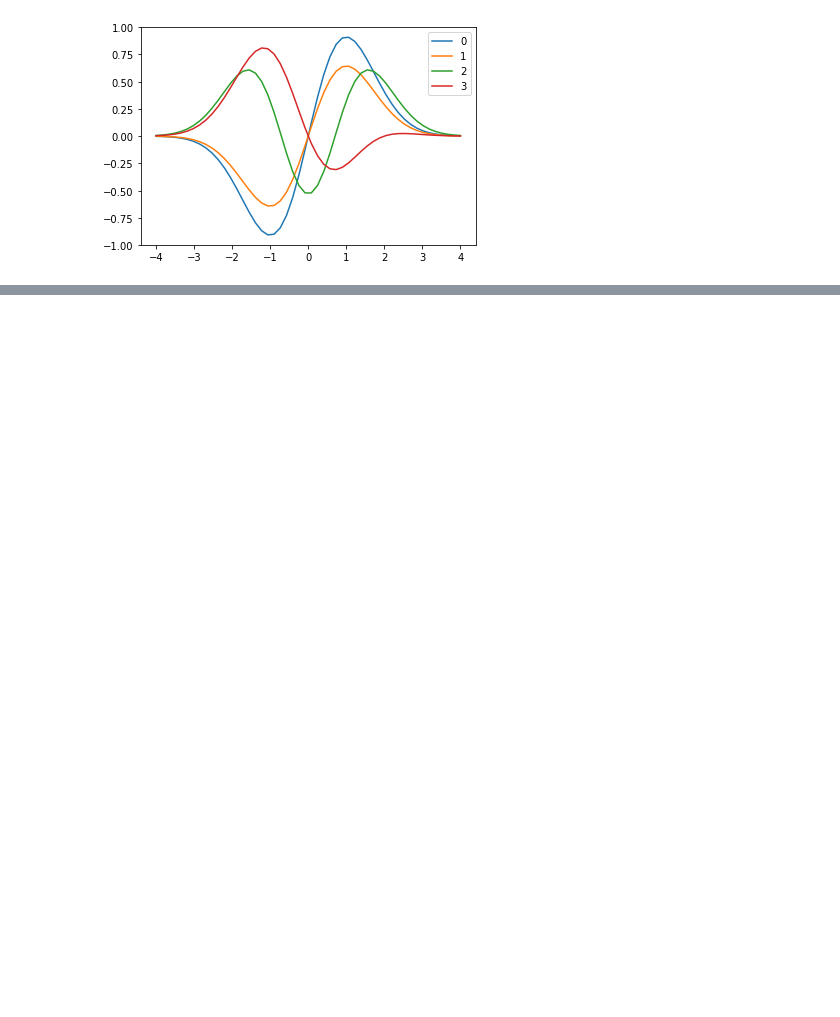
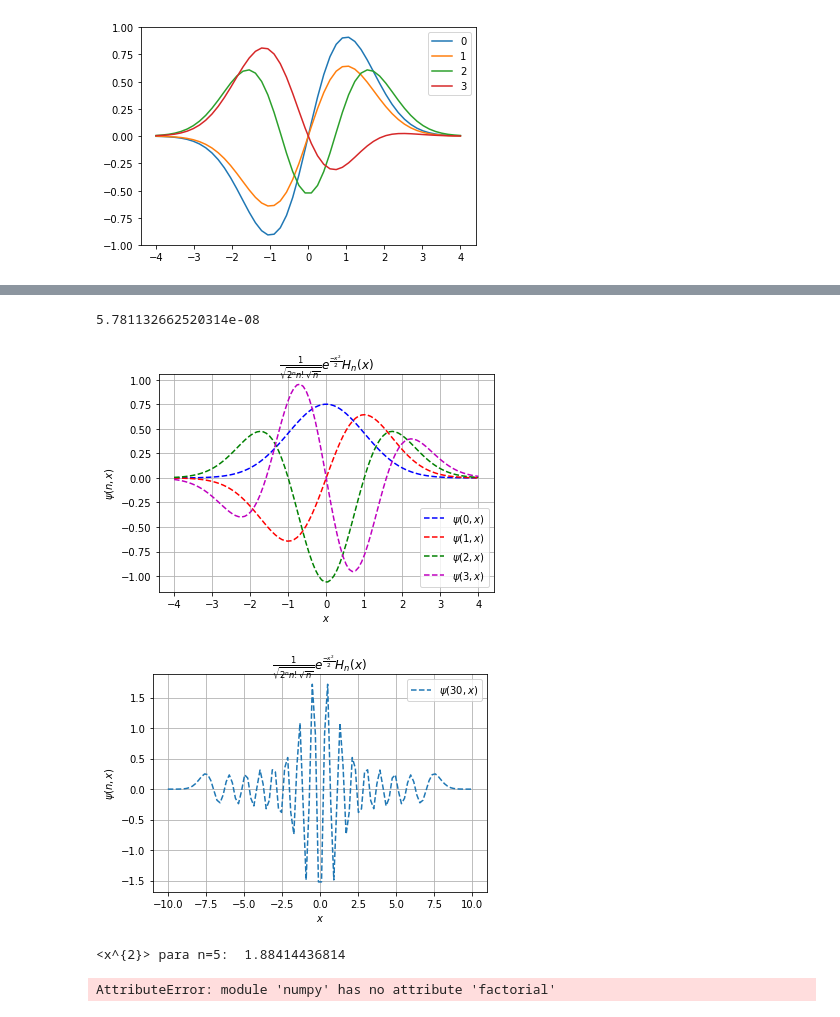
Before and after one commit to ignaciop/python_varios, a Jupyter notebook: cp-newman-ch5.ipynb, the cells around one changed output, grey strips where cells are left out. Saved outputs shown, nothing was run; the diff lists cells and outputs as text; code cells hidden in the pictures; blank space fills up the shorter version.

```diff
--- a/cp-newman-ch5.ipynb
+++ b/cp-newman-ch5.ipynb
@@ -148,0 +313,75 @@ show()
+# %%
+infinito = 2**9
+kB = 1.381e-23
+c = 2.99e8
+hbar = 1.05e-34
+
+def I():
+    f = lambda x: (x**3)/(np.exp(x)-1)
+    C = si.quad(f,0,infinito)
+    return C[0]
+
+
+sigma = ((kB**4)/(4*np.pi**2*c**2*hbar**3))*I()
+print(sigma)
+# %% [output]
+5.781132662520314e-08
+# %%
+from scipy.special import factorial
+
+def H(n,x):
+    if n == 0:
+        return 1
+    elif n==1:
+        return 2*x
+    else:
+        return 2*x*H(n-1,x) - 2*n*H(n-2,x)
+
+def psi(n,x):
+    return (1/(np.sqrt(2**n*np.sqrt(np.pi)*factorial(n))))*np.exp(-x**2/2)*H(n,x)
+
+
+x = np.linspace(-4,4,100)
+
+plt.figure(1)
+plt.plot(x,psi(0,x),'b--',label=r'$\psi(0,x)$')
+plt.plot(x,psi(1,x),'r--',label=r'$\psi(1,x)$')
+plt.plot(x,psi(2,x),'g--',label=r'$\psi(2,x)$')
+plt.plot(x,psi(3,x),'m--',label=r'$\psi(3,x)$')
+plt.legend(loc='best')
+plt.xlabel(r'$x$')
+plt.ylabel(r'$\psi(n,x)$')
+plt.title(r'$\frac{1}{\sqrt{2^{n}n!\sqrt{n}}}e^{\frac{-x^{2}}{2}}H_{n}(x)$')
+plt.grid()
+plt.show()
+
+x = np.linspace(-10,10,100)
+
+plt.figure(2)
+plt.plot(x,psi(30,x),'--',label=r'$\psi(30,x)$')
+plt.legend(loc='best')
+plt.xlabel(r'$x$')
+plt.ylabel(r'$\psi(n,x)$')
+plt.title(r'$\frac{1}{\sqrt{2^{n}n!\sqrt{n}}}e^{\frac{-x^{2}}{2}}H_{n}(x)$')
+plt.grid()
+plt.show()
+
+infinito = 2**9
+
+def rms(n):
+    I = lambda x: x**2*psi(n,x)*psi(n,x) #funcion par, uso integral(-inf,inf) = 2*integral(0,inf)
+
+    mv = si.quad(I,0,infinito)
+    r = np.sqrt(2*mv[0])
+
+    return r
+
+print('<x^{2}> para n=5: ',rms(5))
+# %% [output]
+[figure, added]
+[figure, added]
+<x^{2}> para n=5:  1.88414436814
+# %%
+np.factorial(5)
+# %% [output]
+AttributeError: module 'numpy' has no attribute 'factorial'
```
Also changed, not shown: parts of 8 cells of this notebook, 1 other file.
